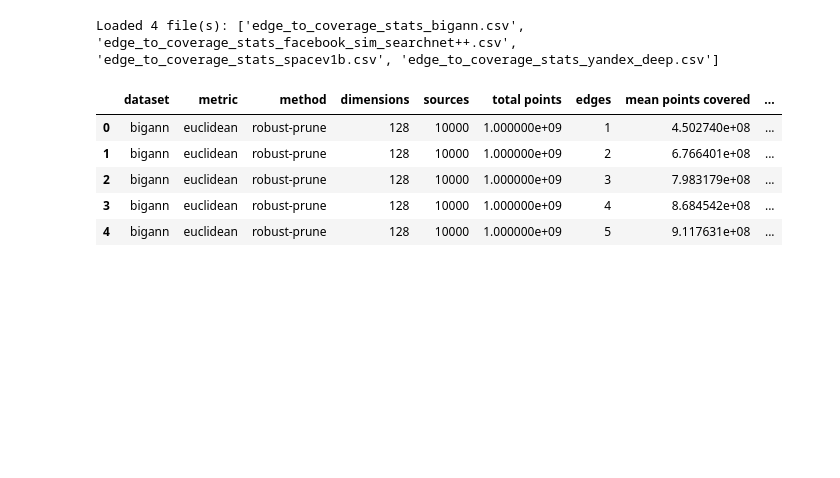
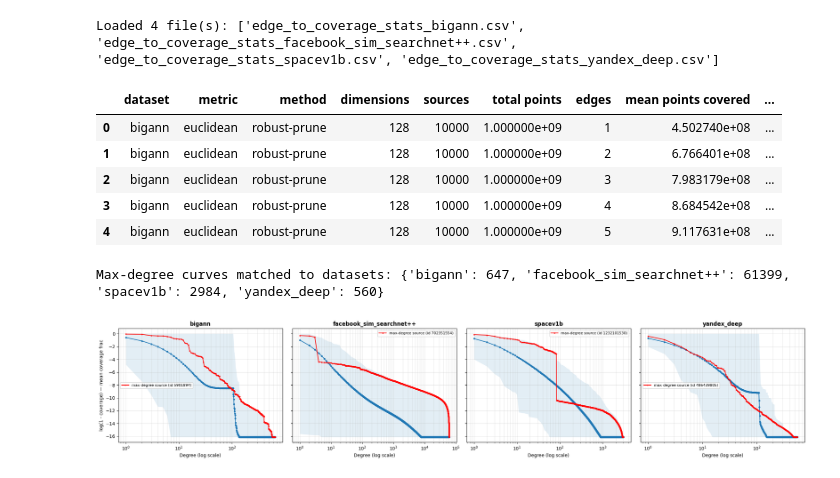
Before and after one commit to PratyushAvi/navigable-graphs, a Jupyter notebook: code/edge_to_coverage.ipynb, the cells around one changed output. Drawn from its saved outputs; the diff is of its cells as text; code cells hidden in the pictures; blank space fills up the shorter version.

Commit message:
get edge vs coverage for largest out-deg point

```diff
--- a/code/edge_to_coverage.ipynb
+++ b/code/edge_to_coverage.ipynb
@@ -52,31 +52,40 @@ Loaded 4 file(s): ['edge_to_coverage_stats_bigann.csv', 'edge_to_coverage_stats_
 | 4 | bigann | euclidean | robust-prune | 128 | 10000 | 1.000000e+09 | 5 | 9.117631e+08 | ... |
 # %%
 # Load the per-source curves for the largest-out-degree point in each dataset,
-# written by extract_max_degree_curve.py (one CSV per adj-list). We infer the
-# dataset from the filename so it can be matched to the aggregate subplots.
-#
-# Generate these first, e.g.:
-#   python extract_max_degree_curve.py \
-#       --adj-list .../adj-list-bigann-euclidean.txt \
-#       --computed .../bigann-euclidean-computed.txt \
-#       --total-points 1000000000 \
-#       --out ../edge_to_coverage/max_degree_curve_bigann.csv
+# written by extract_max_degree_curve.py (one CSV per adj-list). The default
+# --out names files max_degree_curve_<adjlist-basename>.csv (e.g.
+# max_degree_curve_adj-list-bigann.csv), so instead of parsing the filename we
+# match each curve to a dataset by checking which dataset name in `df` appears
+# in the filename. This is robust to the "adj-list-" prefix and optional
+# "-<metric>" suffix.
 MAXDEG_GLOB = "../edge_to_coverage/max_degree_curve_*.csv"
 
+known_datasets = sorted(df['dataset'].unique(), key=len, reverse=True)  # longest first
+
 max_deg_curves = {}  # dataset -> DataFrame(edges, points covered, coverage frac)
+unmatched = []
 for f in sorted(glob.glob(MAXDEG_GLOB)):
-    # filename: max_degree_curve_<dataset>.csv (dataset may contain underscores)
-    dataset = os.path.basename(f)[len("max_degree_curve_"):-len(".csv")]
+    base = os.path.basename(f)
+    match = next((d for d in known_datasets if d in base), None)
+    if match is None:
+        unmatched.append(base)
+        continue
     cdf = pd.read_csv(f).sort_values('edges')
     cdf['coverage frac'] = cdf['points covered'] / cdf['total points']
-    max_deg_curves[dataset] = cdf
+    # If two files map to the same dataset, keep the one with the larger degree.
+    if match not in max_deg_curves or len(cdf) > len(max_deg_curves[match]):
+        max_deg_curves[match] = cdf
 
 if max_deg_curves:
-    print("Max-degree curves loaded for:",
+    print("Max-degree curves matched to datasets:",
           {d: int(c['edges'].max()) for d, c in max_deg_curves.items()})
 else:
-    print(f"No max-degree curves found at {MAXDEG_GLOB!r}. "
+    print(f"No max-degree curves matched at {MAXDEG_GLOB!r}. "
           "Run extract_max_degree_curve.py to generate them; the overlay will be skipped.")
+if unmatched:
+    print("WARNING: could not match to any dataset in df:", unmatched)
+# %% [output]
+Max-degree curves matched to datasets: {'bigann': 647, 'facebook_sim_searchnet++': 61399, 'spacev1b': 2984, 'yandex_deep': 560}
 # %%
 def plot_edges_vs_coverage(df, stat='mean coverage frac', show_band=True,
                            max_deg_curves=None, save_path=None):
@@ -97,7 +106,7 @@ def plot_edges_vs_coverage(df, stat='mean coverage frac', show_band=True,
     n_ds = len(datasets)
 
     # Floor the uncovered fraction so coverage == 1.0 doesn't blow up log().
-    EPS = 1e-6
+    EPS = 1e-7
 
     def log_gap(cov_frac):
         gap = np.clip(1.0 - cov_frac, EPS, None)
@@ -119,30 +128,32 @@ def plot_edges_vs_coverage(df, stat='mean coverage frac', show_band=True,
                 ax.fill_between(
                     grp['edges'], log_gap(grp['min coverage frac']), log_gap(grp['max coverage frac']),
                     color=line.get_color(), alpha=0.12, linewidth=0,
                 )
 
         # Overlay the single largest-out-degree source in red.
         if max_deg_curves and dataset in max_deg_curves:
             cdf = max_deg_curves[dataset]
             src_id = cdf['source_id'].iloc[0] if 'source_id' in cdf.columns else '?'
             ax.plot(cdf['edges'], log_gap(cdf['coverage frac']),
                     color='red', linewidth=1.5, marker='.', markersize=4,
                     label=f'max-degree source (id {src_id})', zorder=5)
             ax.legend(fontsize=8)
 
         ax.set_title(dataset, fontweight='bold')
         ax.set_xscale('log')
         ax.set_xlabel('Degree (log scale)')
         if c == 0:
             ax.set_ylabel(f'log(1 - coverage) — {stat}')
         ax.grid(True, alpha=0.3, which='both')
 
     fig.tight_layout()
     if save_path:
         fig.savefig(save_path, dpi=300, bbox_inches='tight')
         print(f"Saved -> {save_path}")
     plt.show()
 
 
 plot_edges_vs_coverage(df, stat='mean coverage frac', show_band=True,
                        max_deg_curves=max_deg_curves)
+# %% [output]
+[figure, added]
```
Also changed, not shown: parts of 1 cell of this notebook, 3 other files.
